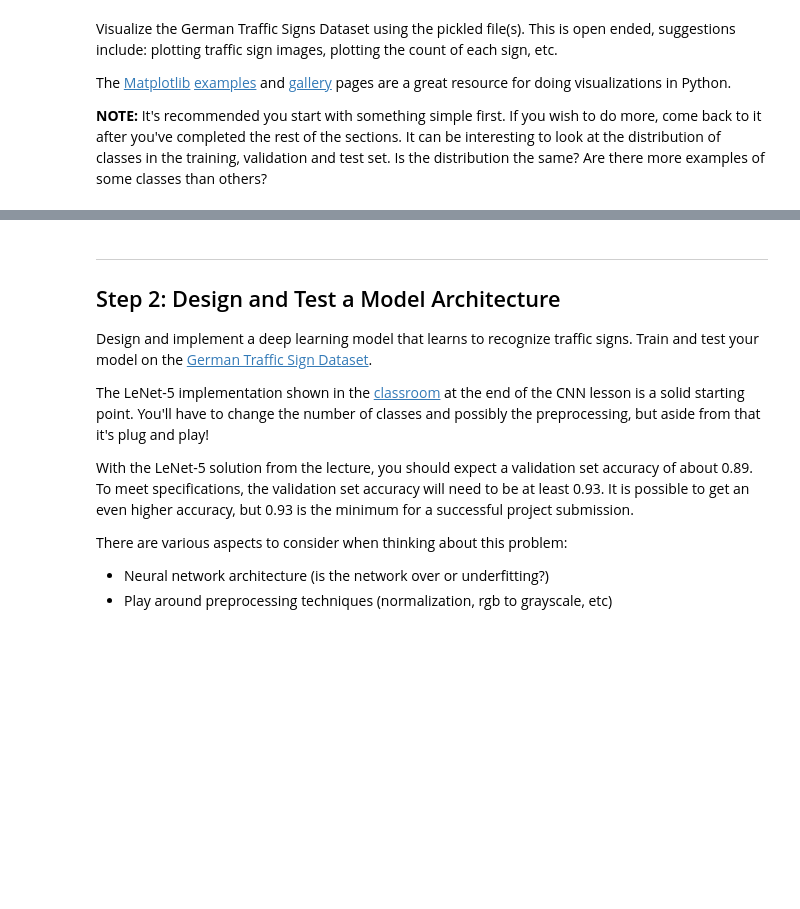
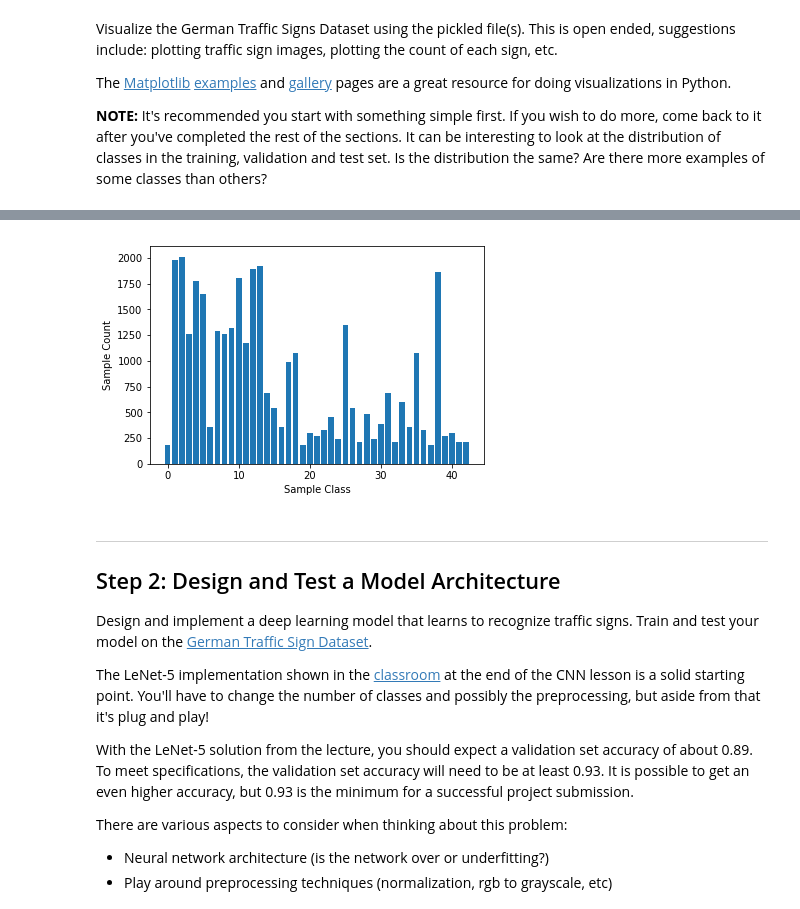
Before and after one commit to jayasim/CarND-Traffic-Sign-Classifier-Project, a Jupyter notebook: Traffic_Sign_Classifier.ipynb, the cells around one changed output, grey strips where cells are left out. Cells and saved outputs as stored; diff of their text form; code cells hidden in the pictures; blank space fills up the shorter version.

```diff
--- a/Traffic_Sign_Classifier.ipynb
+++ b/Traffic_Sign_Classifier.ipynb
@@ -59,19 +66,20 @@ Complete the basic data summary below. Use python, numpy and/or pandas methods t
 ### Use python, pandas or numpy methods rather than hard coding the results
 
 # TODO: Number of training examples
-n_train = ?
+n_train = len(X_train)
 
 # TODO: Number of validation examples
-n_validation = ?
+#n_validation = len(X_test)
 
 # TODO: Number of testing examples.
-n_test = ?
+n_test = len(X_test)
 
 # TODO: What's the shape of an traffic sign image?
-image_shape = ?
+image_shape = (32, 32, 3)
 
 # TODO: How many unique classes/labels there are in the dataset.
-n_classes = ?
+n_classes = len(set(y_train))
+n_channels = 3
 
 print("Number of training examples =", n_train)
 print("Number of testing examples =", n_test)
@@ -94,3 +136,18 @@ import matplotlib.pyplot as plt
+# %%
+import numpy as np
+
+# plotting the count of each sign
+
+y_pos = range(n_classes)
+label_list = y_train.tolist()
+sign_type = [label_list.count(y) for y in range(n_classes)]
+
+plt.bar(y_pos, sign_type, width=0.8, align='center')
+plt.ylabel('Sample Count')
+plt.xlabel('Sample Class')
+plt.show()
+# %% [output]
+[figure, added]
 # %% [markdown]
 ----
 
```
Also changed, not shown: parts of 14 cells of this notebook.
